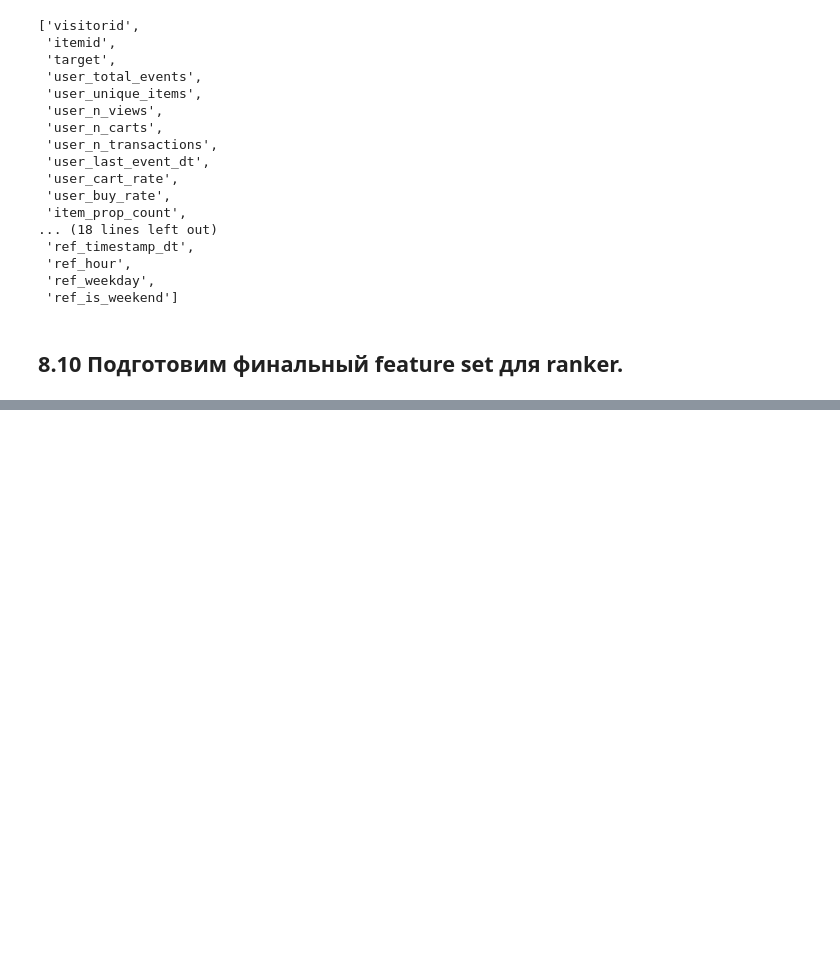
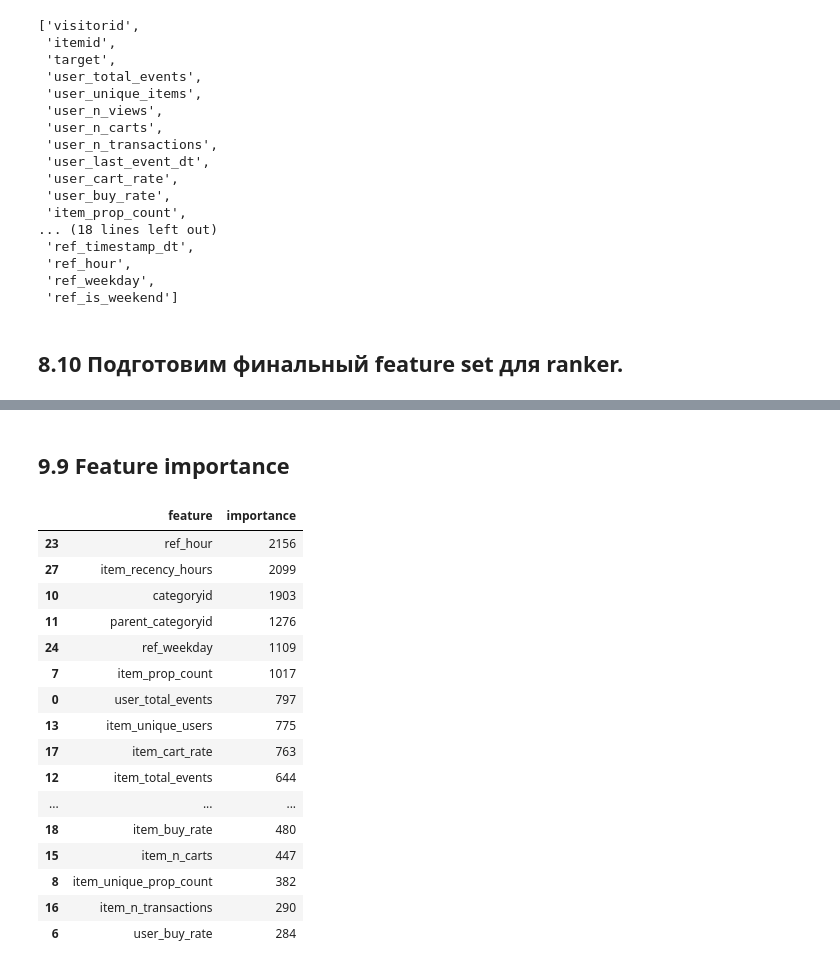
Before and after one commit to Manaam9/ecommerce-recsys, a Jupyter notebook: notebooks/02_modeling.ipynb, the cells around one changed output, grey strips where cells are left out. Saved outputs shown, nothing was run; the diff lists cells and outputs as text; code cells hidden in the pictures; blank space fills up the shorter version.

```diff
--- a/notebooks/02_modeling.ipynb
+++ b/notebooks/02_modeling.ipynb
@@ -2103,0 +2144,11 @@ ranker_dataset = ranker_dataset.with_columns(
+# %%
+categorical_features = [
+    "categoryid",
+    "parent_categoryid",
+    "available",
+    "ref_hour",
+    "ref_weekday",
+    "ref_is_weekend",
+]
+
+X[categorical_features] = X[categorical_features].astype("category")
@@ -2103,0 +2237,29 @@ ranker_dataset = ranker_dataset.with_columns(
+# %% [markdown]
+## 9.9 Feature importance
+# %%
+feature_importance_df = pd.DataFrame(
+    {
+        "feature": feature_cols,
+        "importance": lgbm_model.feature_importances_,
+    }
+).sort_values("importance", ascending=False)
+
+feature_importance_df.head(20)
+# %% [output]
+|  | feature | importance |
+| 23 | ref_hour | 2156 |
+| 27 | item_recency_hours | 2099 |
+| 10 | categoryid | 1903 |
+| 11 | parent_categoryid | 1276 |
+| 24 | ref_weekday | 1109 |
+| 7 | item_prop_count | 1017 |
+| 0 | user_total_events | 797 |
+| 13 | item_unique_users | 775 |
+| 17 | item_cart_rate | 763 |
+| 12 | item_total_events | 644 |
+| ... | ... | ... |
+| 18 | item_buy_rate | 480 |
+| 15 | item_n_carts | 447 |
+| 8 | item_unique_prop_count | 382 |
+| 16 | item_n_transactions | 290 |
+| 6 | user_buy_rate | 284 |
```
Also changed, not shown: parts of 43 cells of this notebook.
